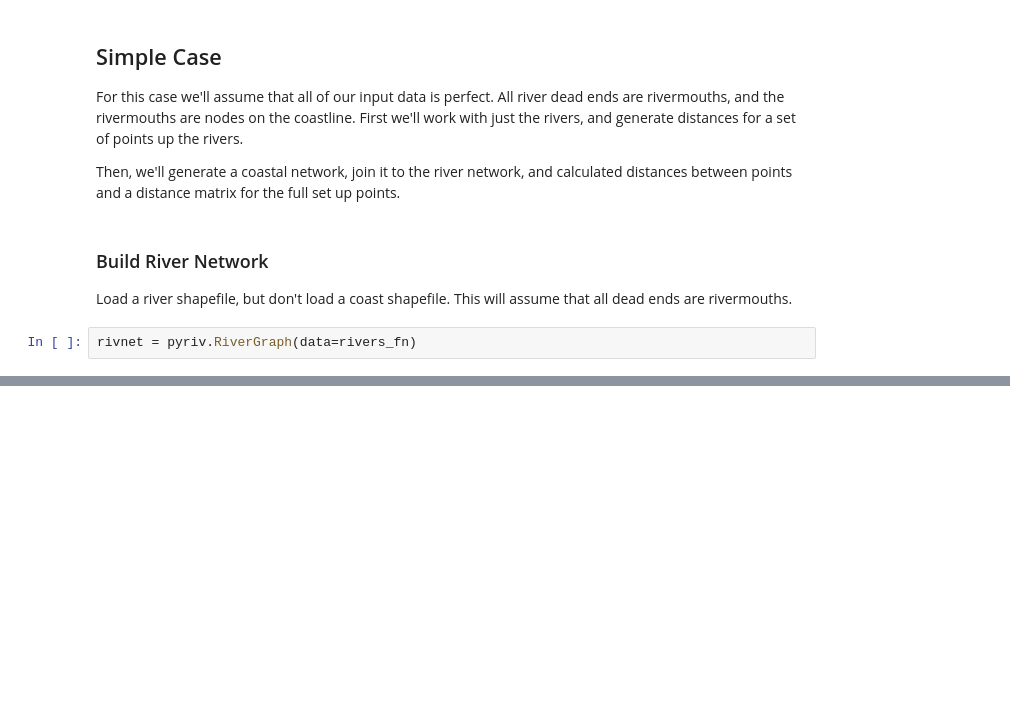
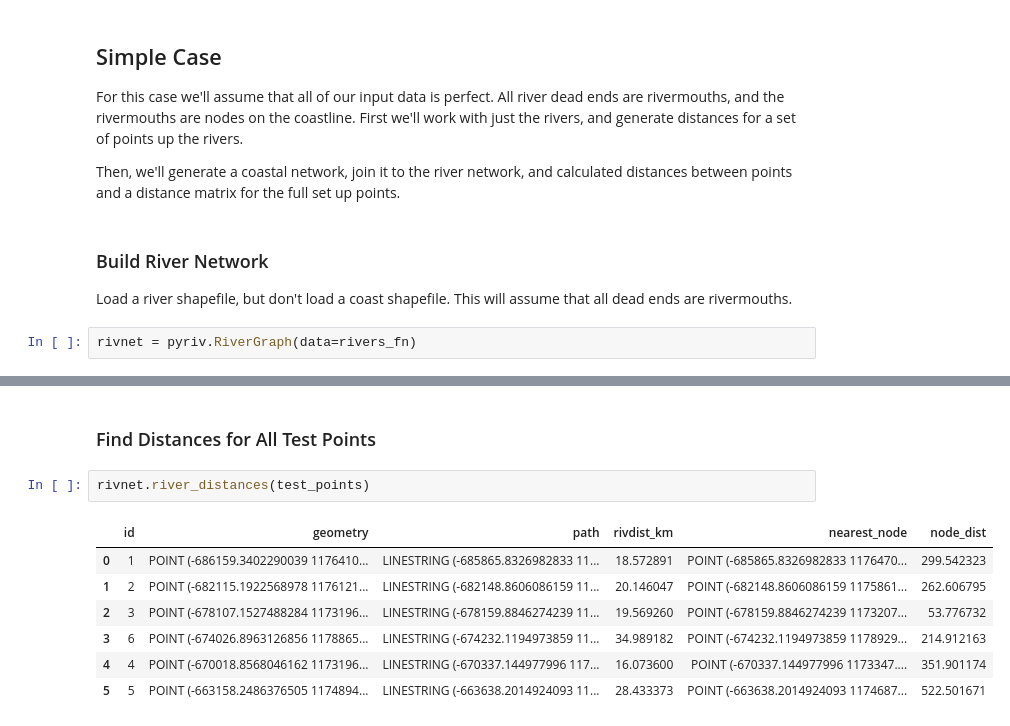
Before and after one commit to jkibele/pyriv, a Jupyter notebook: notebooks/MinimalDemo.ipynb, the cells around one changed output, grey strips where cells are left out. Saved outputs shown, nothing was run; the diff lists cells and outputs as text; blank space fills up the shorter version.

```diff
--- a/notebooks/MinimalDemo.ipynb
+++ b/notebooks/MinimalDemo.ipynb
@@ -35,0 +78,12 @@ ax.set_axis_off()
+# %% [markdown]
+### Find Distances for All Test Points
+# %%
+rivnet.river_distances(test_points)
+# %% [output]
+|  | id | geometry | path | rivdist_km | nearest_node | node_dist |
+| 0 | 1 | POINT (-686159.3402290039 1176410... | LINESTRING (-685865.8326982833 11... | 18.572891 | POINT (-685865.8326982833 1176470... | 299.542323 |
+| 1 | 2 | POINT (-682115.1922568978 1176121... | LINESTRING (-682148.8606086159 11... | 20.146047 | POINT (-682148.8606086159 1175861... | 262.606795 |
+| 2 | 3 | POINT (-678107.1527488284 1173196... | LINESTRING (-678159.8846274239 11... | 19.569260 | POINT (-678159.8846274239 1173207... | 53.776732 |
+| 3 | 6 | POINT (-674026.8963126856 1178865... | LINESTRING (-674232.1194973859 11... | 34.989182 | POINT (-674232.1194973859 1178929... | 214.912163 |
+| 4 | 4 | POINT (-670018.8568046162 1173196... | LINESTRING (-670337.144977996 117... | 16.073600 | POINT (-670337.144977996 1173347.... | 351.901174 |
+| 5 | 5 | POINT (-663158.2486376505 1174894... | LINESTRING (-663638.2014924093 11... | 28.433373 | POINT (-663638.2014924093 1174687... | 522.501671 |
```
Also changed, not shown: parts of 9 cells of this notebook, 2 other files.
